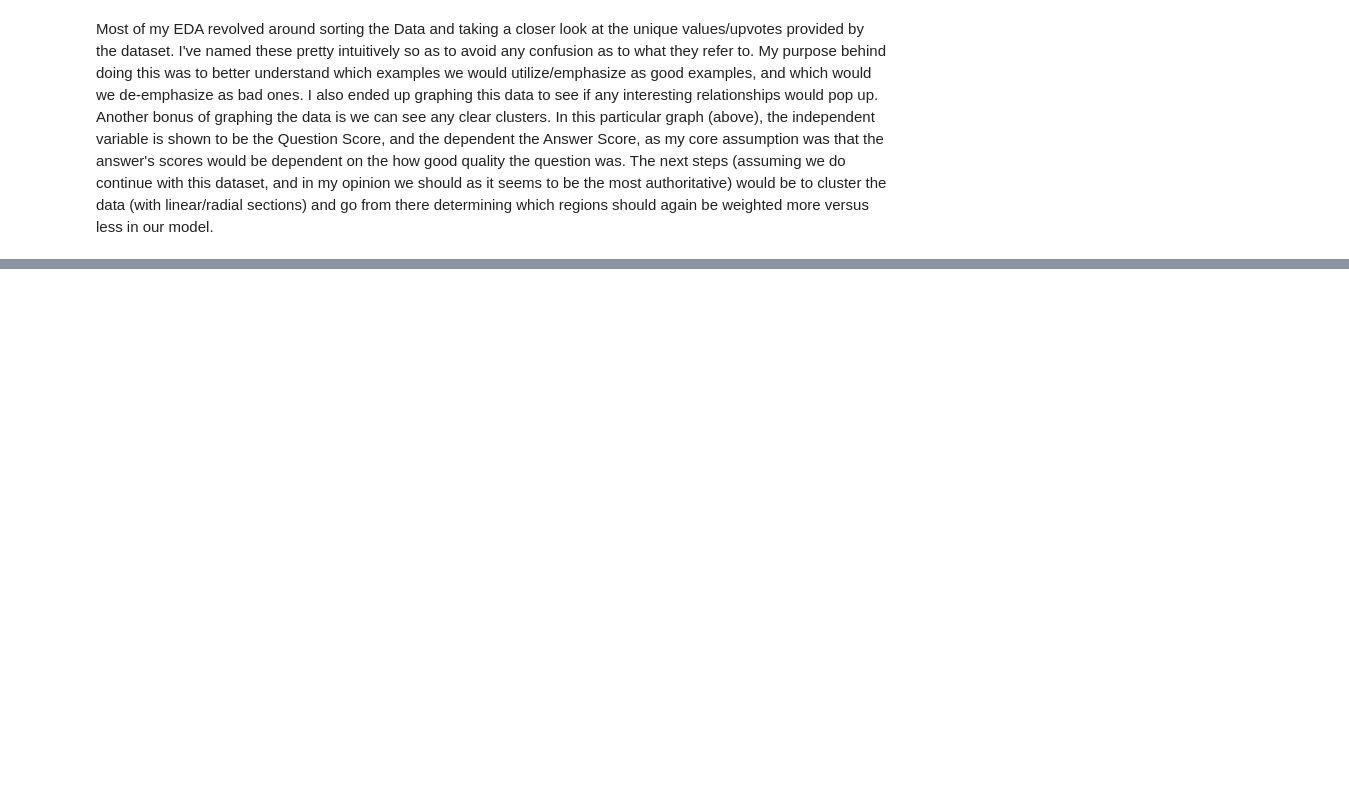
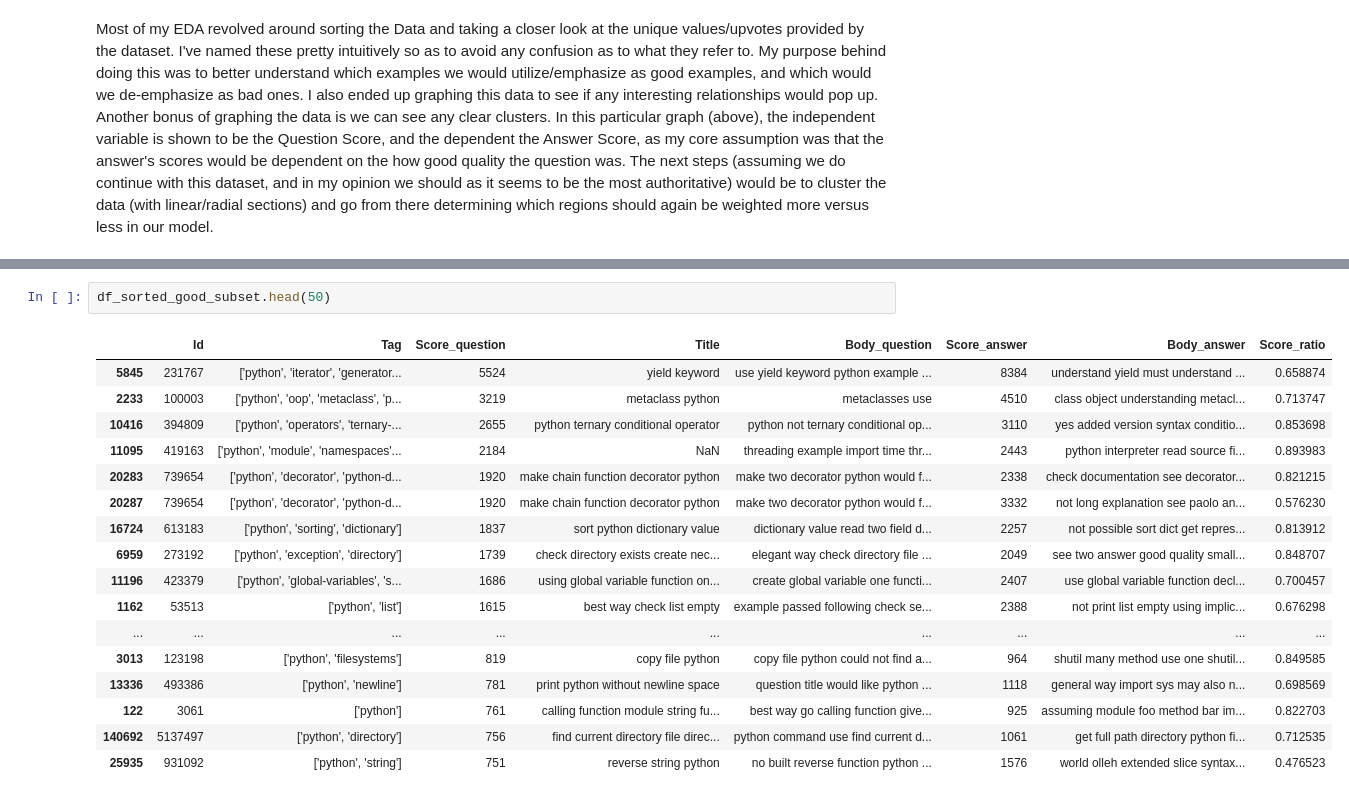
Before and after one commit to v1zhu/Stackbot-DS3, a Jupyter notebook: Ratuls_Data_Exploration.ipynb, the cells around one changed output, grey strips where cells are left out. Saved outputs shown, nothing was run; the diff lists cells and outputs as text; blank space fills up the shorter version.

```diff
--- a/Ratuls_Data_Exploration.ipynb
+++ b/Ratuls_Data_Exploration.ipynb
@@ -215,0 +275,20 @@ Most of my EDA revolved around sorting the Data and taking a closer look at the
+# %%
+df_sorted_good_subset.head(50)
+# %% [output]
+|  | Id | Tag | Score_question | Title | Body_question | Score_answer | Body_answer | Score_ratio |
+| 5845 | 231767 | ['python', 'iterator', 'generator... | 5524 | yield keyword | use yield keyword python example ... | 8384 | understand yield must understand ... | 0.658874 |
+| 2233 | 100003 | ['python', 'oop', 'metaclass', 'p... | 3219 | metaclass python | metaclasses use | 4510 | class object understanding metacl... | 0.713747 |
+| 10416 | 394809 | ['python', 'operators', 'ternary-... | 2655 | python ternary conditional operator | python not ternary conditional op... | 3110 | yes added version syntax conditio... | 0.853698 |
+| 11095 | 419163 | ['python', 'module', 'namespaces'... | 2184 | NaN | threading example import time thr... | 2443 | python interpreter read source fi... | 0.893983 |
+| 20283 | 739654 | ['python', 'decorator', 'python-d... | 1920 | make chain function decorator python | make two decorator python would f... | 2338 | check documentation see decorator... | 0.821215 |
+| 20287 | 739654 | ['python', 'decorator', 'python-d... | 1920 | make chain function decorator python | make two decorator python would f... | 3332 | not long explanation see paolo an... | 0.576230 |
+| 16724 | 613183 | ['python', 'sorting', 'dictionary'] | 1837 | sort python dictionary value | dictionary value read two field d... | 2257 | not possible sort dict get repres... | 0.813912 |
+| 6959 | 273192 | ['python', 'exception', 'directory'] | 1739 | check directory exists create nec... | elegant way check directory file ... | 2049 | see two answer good quality small... | 0.848707 |
+| 11196 | 423379 | ['python', 'global-variables', 's... | 1686 | using global variable function on... | create global variable one functi... | 2407 | use global variable function decl... | 0.700457 |
+| 1162 | 53513 | ['python', 'list'] | 1615 | best way check list empty | example passed following check se... | 2388 | not print list empty using implic... | 0.676298 |
+| ... | ... | ... | ... | ... | ... | ... | ... | ... |
+| 3013 | 123198 | ['python', 'filesystems'] | 819 | copy file python | copy file python could not find a... | 964 | shutil many method use one shutil... | 0.849585 |
+| 13336 | 493386 | ['python', 'newline'] | 781 | print python without newline space | question title would like python ... | 1118 | general way import sys may also n... | 0.698569 |
+| 122 | 3061 | ['python'] | 761 | calling function module string fu... | best way go calling function give... | 925 | assuming module foo method bar im... | 0.822703 |
+| 140692 | 5137497 | ['python', 'directory'] | 756 | find current directory file direc... | python command use find current d... | 1061 | get full path directory python fi... | 0.712535 |
+| 25935 | 931092 | ['python', 'string'] | 751 | reverse string python | no built reverse function python ... | 1576 | world olleh extended slice syntax... | 0.476523 |
```
Also changed, not shown: parts of 9 cells of this notebook.
